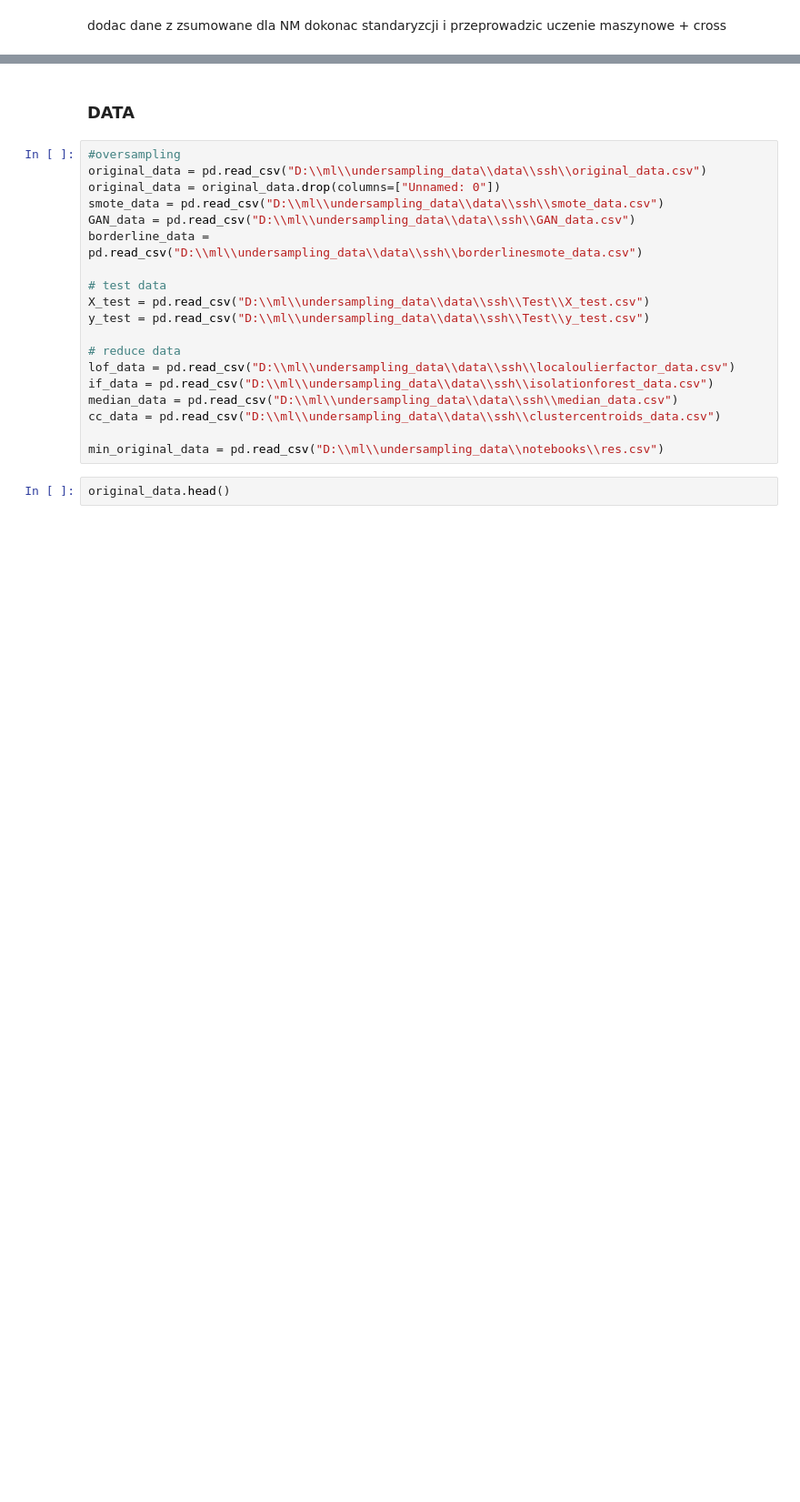
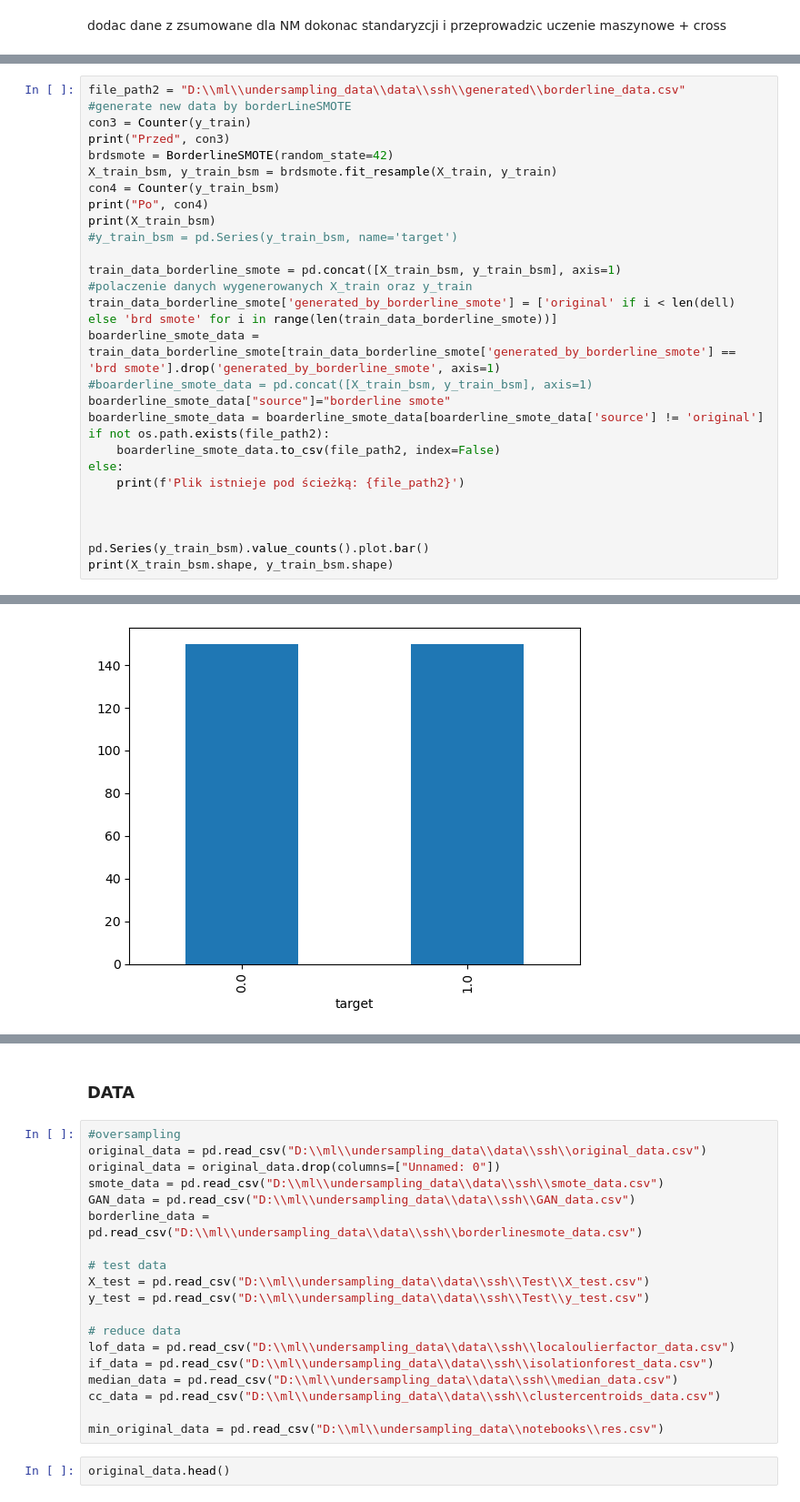
Before and after one commit to BeNNeTTcik/undersampling_data, a Jupyter notebook: notebooks/under_ssh.ipynb, the cells around one changed output, grey strips where cells are left out. Shown at 91% size. Drawn from its saved outputs; the diff is of its cells as text; blank space fills up the shorter version.

```diff
--- a/notebooks/under_ssh.ipynb
+++ b/notebooks/under_ssh.ipynb
@@ -134,0 +165,28 @@ KeyError: False
+# %%
+file_path2 = "D:\\ml\\undersampling_data\\data\\ssh\\generated\\borderline_data.csv"
+#generate new data by borderLineSMOTE
+con3 = Counter(y_train)
+print("Przed", con3)
+brdsmote = BorderlineSMOTE(random_state=42)
+X_train_bsm, y_train_bsm = brdsmote.fit_resample(X_train, y_train)
+con4 = Counter(y_train_bsm)
+print("Po", con4)
+print(X_train_bsm)
+#y_train_bsm = pd.Series(y_train_bsm, name='target')
+
+train_data_borderline_smote = pd.concat([X_train_bsm, y_train_bsm], axis=1)          #polaczenie danych wygenerowanych X_train oraz y_train
+train_data_borderline_smote['generated_by_borderline_smote'] = ['original' if i < len(dell) else 'brd smote' for i in range(len(train_data_borderline_smote))]
+boarderline_smote_data = train_data_borderline_smote[train_data_borderline_smote['generated_by_borderline_smote'] == 'brd smote'].drop('generated_by_borderline_smote', axis=1)
+#boarderline_smote_data = pd.concat([X_train_bsm, y_train_bsm], axis=1)
+boarderline_smote_data["source"]="borderline smote"
+boarderline_smote_data = boarderline_smote_data[boarderline_smote_data['source'] != 'original']
+if not os.path.exists(file_path2):
+    boarderline_smote_data.to_csv(file_path2, index=False)
+else:
+    print(f'Plik istnieje pod ścieżką: {file_path2}')
+
+
+
+pd.Series(y_train_bsm).value_counts().plot.bar()
+print(X_train_bsm.shape, y_train_bsm.shape)
+# %% [output]
@@ -134,0 +210 @@ KeyError: False
+[figure, added]
```
Also changed, not shown: parts of 8 cells of this notebook, 9 other files.
